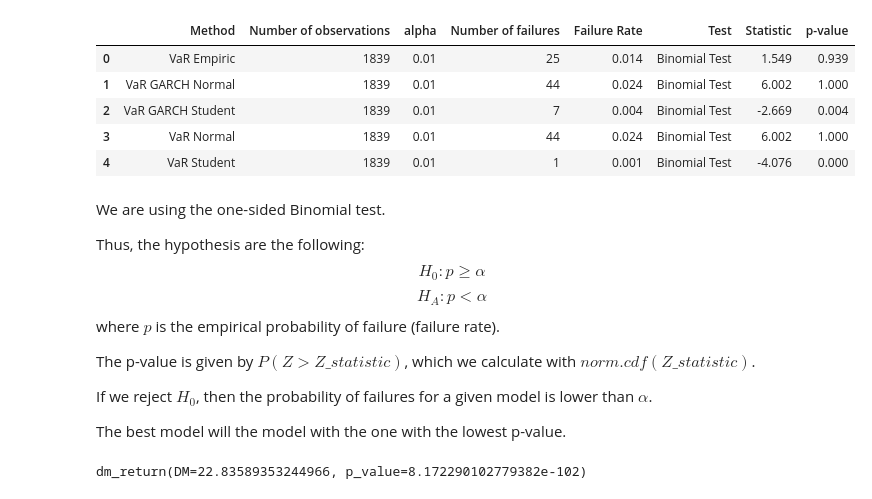
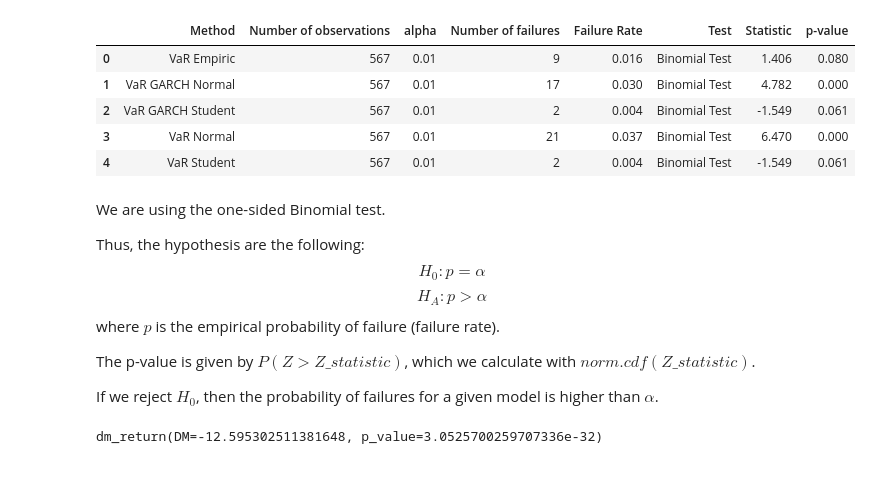
Before and after one commit to danpele/Stat_fin_markets, a Jupyter notebook: SFM_Rolling_VaR/SFM_Rolling_VaR.ipynb, the cells around one changed output. Saved outputs shown, nothing was run; the diff lists cells and outputs as text; code cells hidden in the pictures.

```diff
--- a/SFM_Rolling_VaR/SFM_Rolling_VaR.ipynb
+++ b/SFM_Rolling_VaR/SFM_Rolling_VaR.ipynb
@@ -45,7 +44,7 @@ log_returns=np.asarray(log_ret)
 
 # w=window length (trading days)
 #alpha = the significance level
-w=500
+w=250
 alpha=0.01
 
 
@@ -198,10 +197,11 @@ class Backtest:
     def binomial_test(self):
         #Binomial Test
         N=len(self.actual)
+
         N_fail=self.hit_series().sum()
-        z=(N_fail-N*self.alpha)/np.sqrt(N*alpha*(1-self.alpha))
+        z=(N_fail-N* self.alpha)/np.sqrt(N* self.alpha*(1- self.alpha))
 
-        p_value = norm.cdf(z)
+        p_value = (1-norm.cdf(abs(z)))
         return pd.Series([z, p_value],
                          index=["Statistic", "p-value"], name="Binomial Test")
 
@@ -384,6 +384,4 @@ results
 # %%
-if __name__ == "__main__":
-
-    bt = Backtest(actual=results['Return'], forecast=results['VaR GARCH Student'], alpha=alpha)
-    bt.plot()
+bt = Backtest(actual=results['Return'], forecast=results['VaR Student'], alpha=alpha)
+bt.plot()
 # %% [output]
@@ -416 +415,19 @@ p-value      0.003799
 Name: Binomial Test, dtype: float64
+# %%
+variants= ['VaR Empiric','VaR GARCH Normal', 'VaR GARCH Student', 'VaR Normal','VaR Student']
+Binomial_test=[]
+C_U=[]
+C_I=[]
+C_C=[]
+rows=[]
+hits=[]
+h_rate=[]
+
+for i in variants:
+    bt = Backtest(actual=results['Return'], forecast=results[i], alpha=alpha)
+    Binomial_test.append(bt.binomial_test())
+    rows.append(i)
+    h_rate.append(bt.hit_rate())
+    hits.append(bt.number_of_hits())
+    C_U.append(bt.lr_bt().iloc[[0]].reset_index(drop=True))
+Binomial_test=pd.DataFrame(Binomial_test).reset_index()
@@ -417,49 +443,49 @@ Name: Binomial Test, dtype: float64
 # %%
 variants= ['VaR Empiric','VaR GARCH Normal', 'VaR GARCH Student', 'VaR Normal','VaR Student']
 Binomial_test=[]
 Christophersen_test=[]
 rows=[]
 hits=[]
 h_rate=[]
+
 for i in variants:
     bt = Backtest(actual=results['Return'], forecast=results[i], alpha=alpha)
     Binomial_test.append(bt.binomial_test())
     rows.append(i)
     h_rate.append(bt.hit_rate())
     hits.append(bt.number_of_hits())
+    Christophersen_test.append(bt.lr_bt().reset_index(drop=True))
 Binomial_test=pd.DataFrame(Binomial_test).reset_index()
 rows=pd.DataFrame(rows)
 rows['Number of observations']=len(results['Return'])
 rows['alpha']=alpha
 h_rate=pd.DataFrame(h_rate)
 hits=pd.DataFrame(hits)
 Binomial_test=pd.concat([rows, hits,h_rate, Binomial_test],  axis=1)
 Binomial_test.columns=['Method','Number of observations','alpha',
                        'Number of failures', 'Failure Rate','Test', 'Statistic','p-value']
 Binomial_test['Statistic']=round(Binomial_test['Statistic'], 3)
 Binomial_test['p-value']=round(Binomial_test['p-value'], 3)
 Binomial_test['Failure Rate']=round(Binomial_test['Failure Rate'], 3)
 Binomial_test
 # %% [output]
 |  | Method | Number of observations | alpha | Number of failures | Failure Rate | Test | Statistic | p-value |
-| 0 | VaR Empiric | 1839 | 0.01 | 25 | 0.014 | Binomial Test | 1.549 | 0.939 |
-| 1 | VaR GARCH Normal | 1839 | 0.01 | 44 | 0.024 | Binomial Test | 6.002 | 1.000 |
-| 2 | VaR GARCH Student | 1839 | 0.01 | 7 | 0.004 | Binomial Test | -2.669 | 0.004 |
-| 3 | VaR Normal | 1839 | 0.01 | 44 | 0.024 | Binomial Test | 6.002 | 1.000 |
-| 4 | VaR Student | 1839 | 0.01 | 1 | 0.001 | Binomial Test | -4.076 | 0.000 |
+| 0 | VaR Empiric | 567 | 0.01 | 9 | 0.016 | Binomial Test | 1.406 | 0.080 |
+| 1 | VaR GARCH Normal | 567 | 0.01 | 17 | 0.030 | Binomial Test | 4.782 | 0.000 |
+| 2 | VaR GARCH Student | 567 | 0.01 | 2 | 0.004 | Binomial Test | -1.549 | 0.061 |
+| 3 | VaR Normal | 567 | 0.01 | 21 | 0.037 | Binomial Test | 6.470 | 0.000 |
+| 4 | VaR Student | 567 | 0.01 | 2 | 0.004 | Binomial Test | -1.549 | 0.061 |
 # %% [markdown]
 We are using the one-sided Binomial test.
 
 Thus, the hypothesis are the following:
-$$H_{0}: p \geq \alpha$$
-$$H_{A}: p \lt \alpha$$
+$$H_{0}: p = \alpha$$
+$$H_{A}: p \gt \alpha$$
 where $p$ is the empirical probability of failure (failure rate).
 
 The p-value is given by $P(Z>Z\_statistic)$, which we calculate with $norm.cdf(Z\_statistic)$.
 
-If we reject $H_{0}$, then the probability of failures for a given model is lower than $\alpha$.
-
-The best model will the model with the one with the lowest p-value.
+If we reject $H_{0}$, then the probability of failures for a given model is higher than $\alpha$.
 # %%
 date=pd.DataFrame(dates)
 results=pd.concat([date, returns,
@@ -579,10 +605,10 @@ def dm_test(actual_lst, pred1_lst, pred2_lst, h = 1, crit="MSE", power = 2):
 # %%
 rt = dm_test(results['Return'],
              results['VaR_GARCH_t'],
-              results['VaR_Empiric'],h = 1, crit="MSE")
+              results['VaR_t'],h = 1, crit="MSE")
 print (rt)
 # %% [output]
-dm_return(DM=22.83589353244966, p_value=8.172290102779382e-102)
+dm_return(DM=-12.595302511381648, p_value=3.0525700259707336e-32)
 # %%
 #Forecasting
 ret=log_returns[-w:]
```
Also changed, not shown: parts of 15 cells of this notebook.
